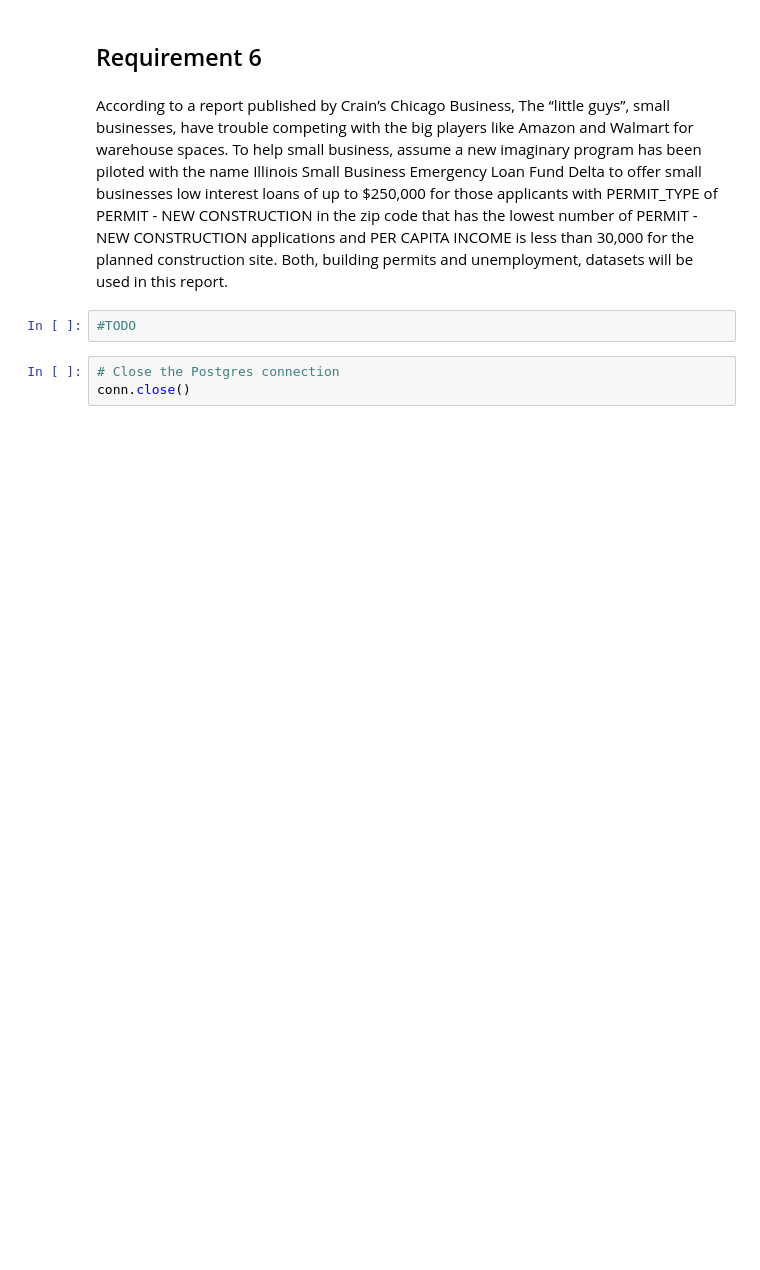
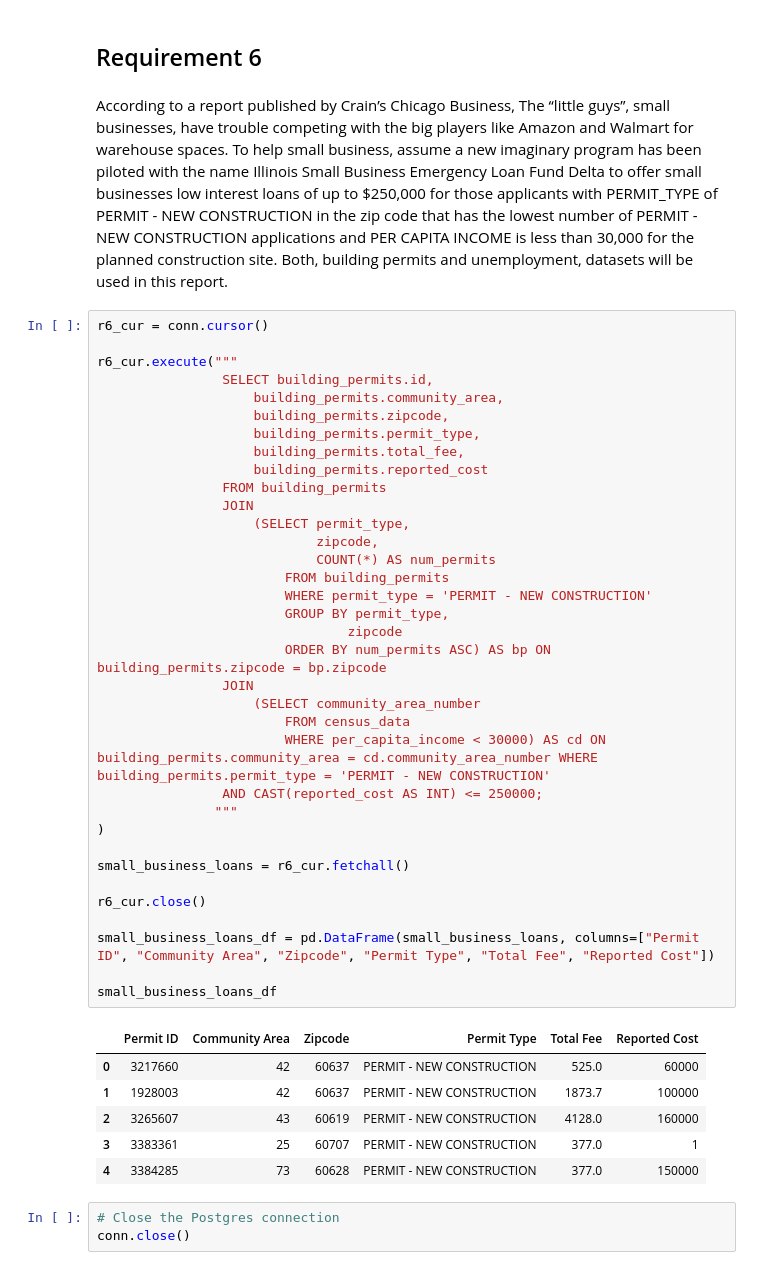
Before and after one commit to EliFreedman/MSDS-432, a Jupyter notebook: analysis/requirements.ipynb, the cells around one changed output. Cells and saved outputs as stored; diff of their text form; blank space fills up the shorter version.

```diff
--- a/analysis/requirements.ipynb
+++ b/analysis/requirements.ipynb
@@ -179,8 +465,48 @@ For industrial and neighborhood infrastructure investment, the city of Chicago i
 ## Requirement 6
 # %% [markdown]
 According to a report published by Crain’s Chicago Business, The “little guys”, small businesses, have trouble competing with the big players like Amazon and Walmart for warehouse spaces. To help small business, assume a new imaginary program has been piloted with the name Illinois Small Business Emergency Loan Fund Delta to offer small businesses low interest loans of up to $250,000 for those applicants with PERMIT_TYPE of PERMIT - NEW CONSTRUCTION in the zip code that has the lowest number of PERMIT - NEW CONSTRUCTION applications and PER CAPITA INCOME is less than 30,000 for the planned construction site. Both, building permits and unemployment, datasets will be used in this report.
-# %%
-#TODO
+# %%
+r6_cur = conn.cursor()
+
+r6_cur.execute("""
+                SELECT building_permits.id,
+                    building_permits.community_area,
+                    building_permits.zipcode,
+                    building_permits.permit_type,
+                    building_permits.total_fee,
+                    building_permits.reported_cost
+                FROM building_permits
+                JOIN
+                    (SELECT permit_type,
+                            zipcode,
+                            COUNT(*) AS num_permits
+                        FROM building_permits
+                        WHERE permit_type = 'PERMIT - NEW CONSTRUCTION'
+                        GROUP BY permit_type,
+                                zipcode
+                        ORDER BY num_permits ASC) AS bp ON building_permits.zipcode = bp.zipcode
+                JOIN
+                    (SELECT community_area_number
+                        FROM census_data
+                        WHERE per_capita_income < 30000) AS cd ON building_permits.community_area = cd.community_area_number WHERE building_permits.permit_type = 'PERMIT - NEW CONSTRUCTION'
+                AND CAST(reported_cost AS INT) <= 250000;
+               """
+)
+
+small_business_loans = r6_cur.fetchall()
+
+r6_cur.close()
+
+small_business_loans_df = pd.DataFrame(small_business_loans, columns=["Permit ID", "Community Area", "Zipcode", "Permit Type", "Total Fee", "Reported Cost"])
+
+small_business_loans_df
+# %% [output]
+|  | Permit ID | Community Area | Zipcode | Permit Type | Total Fee | Reported Cost |
+| 0 | 3217660 | 42 | 60637 | PERMIT - NEW CONSTRUCTION | 525.0 | 60000 |
+| 1 | 1928003 | 42 | 60637 | PERMIT - NEW CONSTRUCTION | 1873.7 | 100000 |
+| 2 | 3265607 | 43 | 60619 | PERMIT - NEW CONSTRUCTION | 4128.0 | 160000 |
+| 3 | 3383361 | 25 | 60707 | PERMIT - NEW CONSTRUCTION | 377.0 | 1 |
+| 4 | 3384285 | 73 | 60628 | PERMIT - NEW CONSTRUCTION | 377.0 | 150000 |
 # %%
 # Close the Postgres connection
 conn.close()
```
Also changed, not shown: parts of 10 cells of this notebook.
